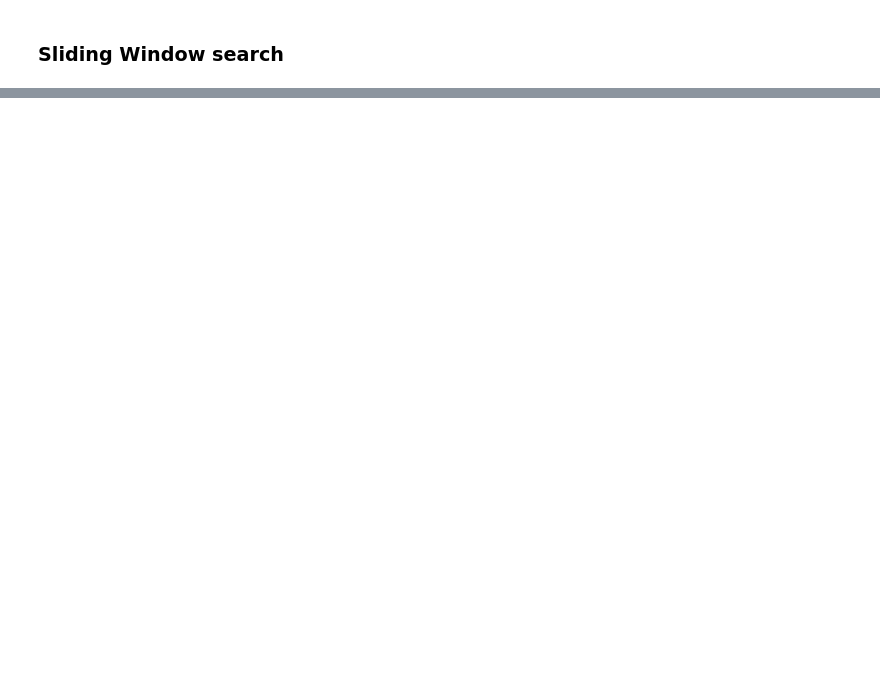
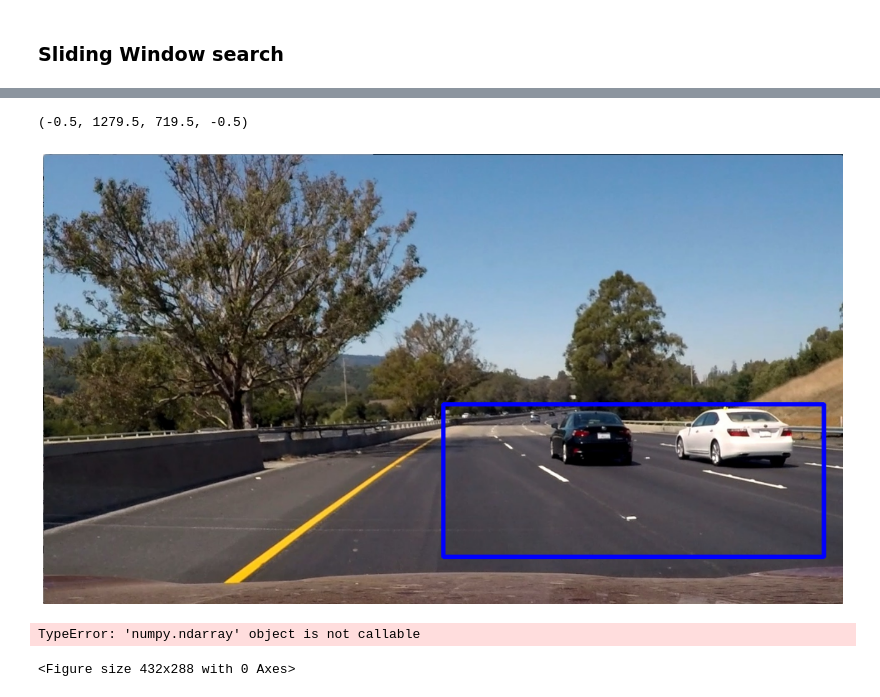
Before and after one commit to JEENB/Vehicle_Detection, a Jupyter notebook: main.ipynb, the cells around one changed output, grey strips where cells are left out. Saved outputs shown, nothing was run; the diff lists cells and outputs as text; code cells hidden in the pictures; blank space fills up the shorter version.

```diff
--- a/main.ipynb
+++ b/main.ipynb
@@ -320,0 +476,66 @@ def search_cars(image_dir, model, X_scaler, orient, pix_per_cell, cell_per_block
+# %%
+# Accumulation of labels from last N frames
+class Detect_history():
+    def __init__ (self):
+        # Number labels to store
+        self.queue_len = 7 #17 13
+        self.queue = []
+
+    # Put new frame
+    def put_labels(self, labels):
+        if (len(self.queue) > self.queue_len):
+            tmp = self.queue.pop(0)
+        self.queue.append(labels)
+
+    # Get last N frames hot boxes
+    def get_labels(self):
+        detections = []
+        for label in self.queue:
+            detections.extend(label)
+        return detections
+
+### Parameters
+
+def process_image(img):
+    i = plt.imread(img)
+
+    # Using Subsampled HOG windows to get possible detections
+    bbox_detection_list, detections, box_vis_list = search_cars(img, svc, X_scaler, orient, pix_per_cell, cell_per_block, spatial_size, hist_bins,ystart_ystop_scale)
+
+    blank = np.zeros_like(i[:,:,0]).astype(np.float)
+
+    # Smoothing out previous detections
+    detect_history.put_labels(bbox_detection_list)
+    bbox_detection_list = detect_history.get_labels()
+
+    # Add heat to detections
+    heatmap = add_heat(blank, bbox_detection_list)
+
+    # Find final boxes from heatmap using label function
+    labels = label(heatmap)
+
+    # Draw bounding box
+    result = draw_labeled_bboxes(np.copy(i), labels)
+
+    return result
+
+
+detect_history = Detect_history()
+x = "./test_images/test6.jpg"
+result = process_image(x)
+plt.figure(figsize = (20,20))
+plt.imshow(result)
+plt.axis("off")
+# %% [output]
+(-0.5, 1279.5, 719.5, -0.5)
+[figure, added]
+# %%
+%run utils.py
+detect_history = Detect_history()
+project_video_res = 'project_video_result.mp4'
+clip1 = VideoFileClip("./test_images/project_video.mp4")
+project_video_clip = clip1.fl_image(process_image("./test_images/test6.jpg"))
+project_video_clip.write_videofile(project_video_res, audio=False)
+# %% [output]
+TypeError: 'numpy.ndarray' object is not callable
+<Figure size 432x288 with 0 Axes>
```
Also changed, not shown: parts of 11 cells of this notebook, 1 other file.
